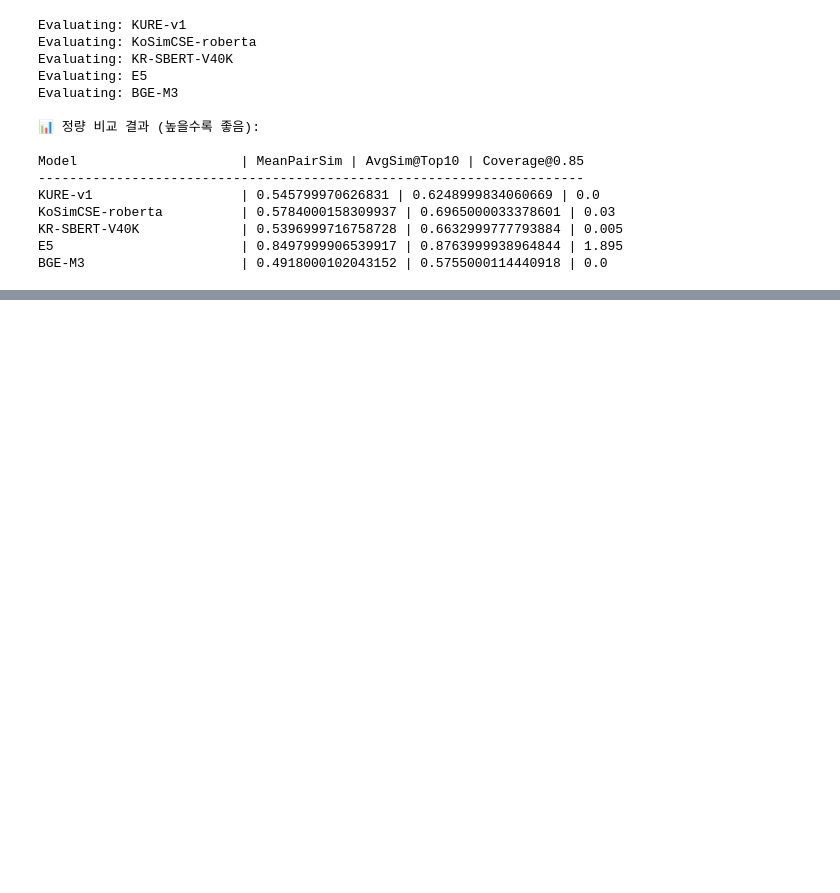
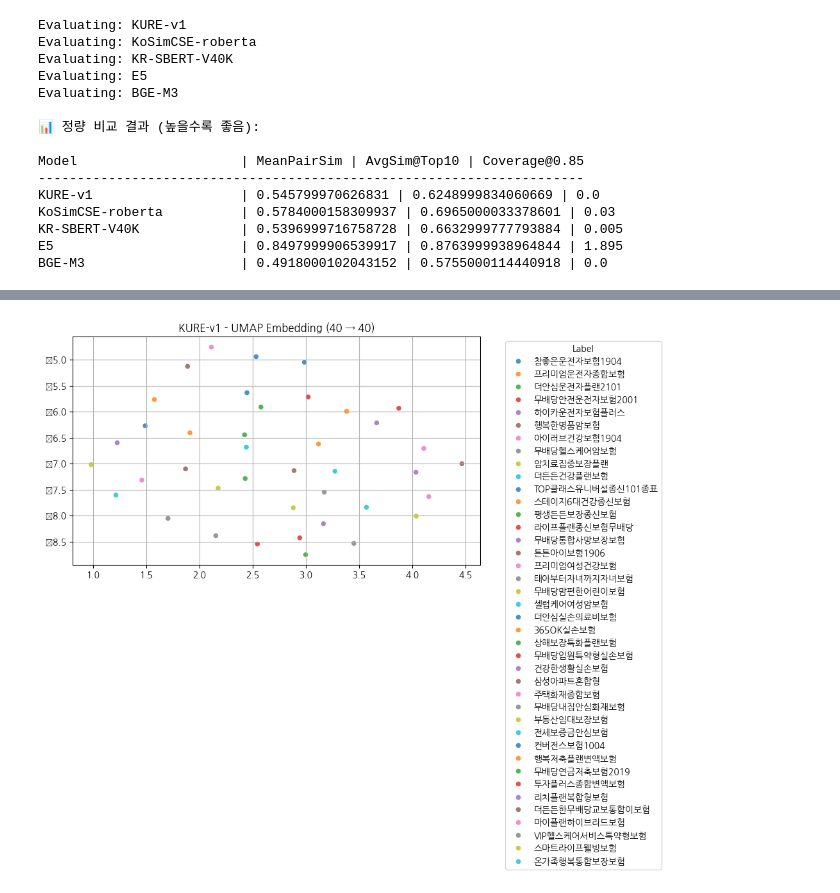
Before and after one commit to Branden-Kang/Natural-Language-Processing, a Jupyter notebook: embedding_model_benchmark.ipynb, the cells around one changed output, grey strips where cells are left out. Cells and saved outputs as stored; diff of their text form; code cells hidden in the pictures; blank space fills up the shorter version.

```diff
--- a/embedding_model_benchmark.ipynb
+++ b/embedding_model_benchmark.ipynb
@@ -371,0 +376,12 @@ for model_display_name, model_id, load_type in model_list:
+# %%
+# 만개 상품명이 있다고 가정할 때
+visualize_embedding_2D_large(
+    embeddings,
+    labels=product_names,
+    method="umap",
+    model_name="KURE-v1",
+    sample_size=1000,   # 1,000개만 시각화
+    show_text=False     # 텍스트 생략 → 성능 개선
+)
+# %% [output]
+[figure, added]
```
Also changed, not shown: parts of 6 cells of this notebook.
